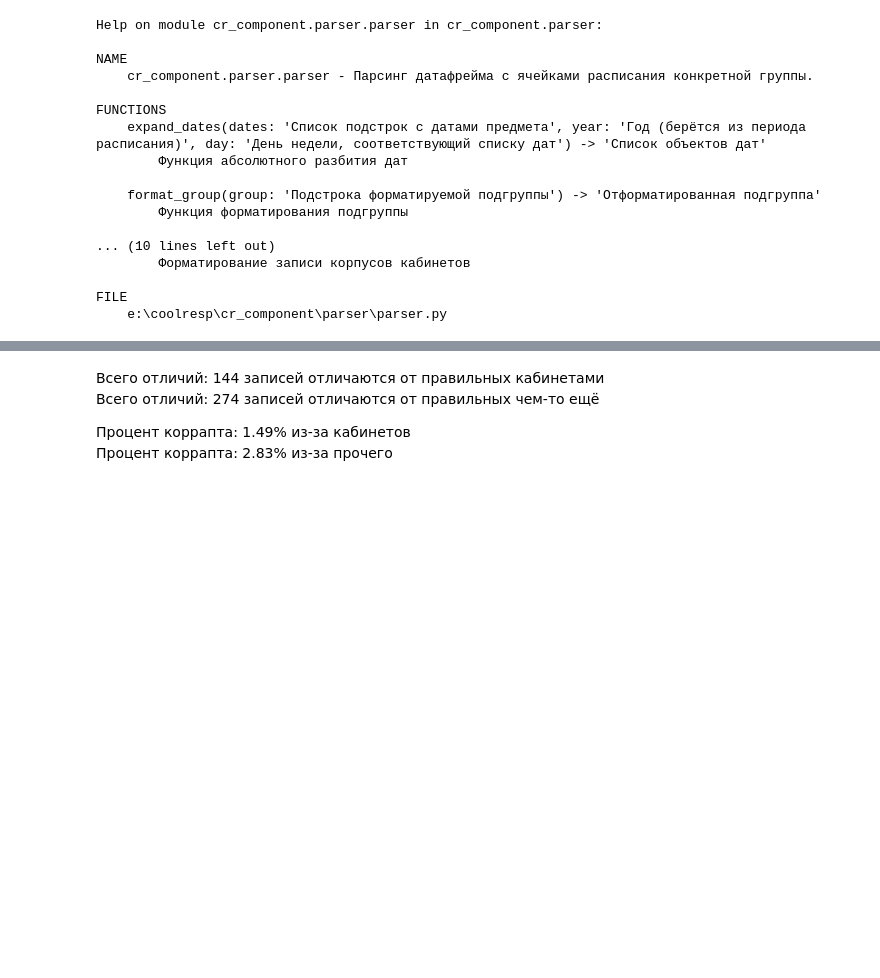
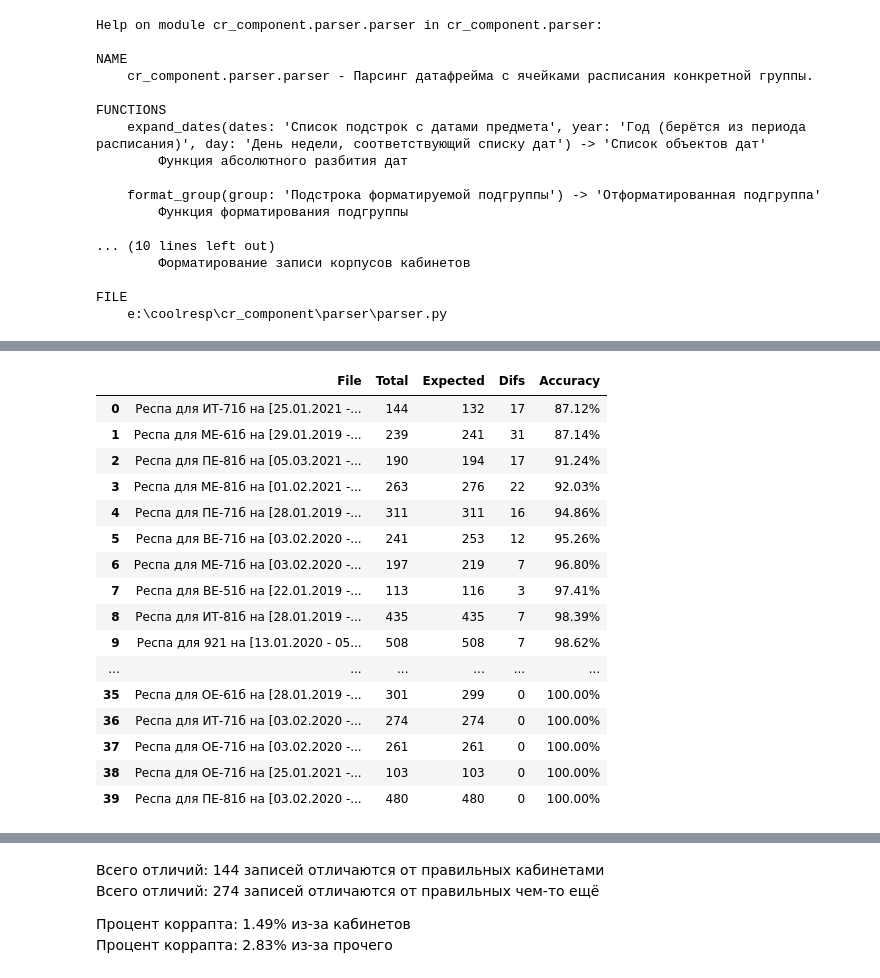
Before and after one commit to DK905/CoolResp, a Jupyter notebook: test_parser.ipynb, the cells around one changed output, grey strips where cells are left out. Saved outputs shown, nothing was run; the diff lists cells and outputs as text; code cells hidden in the pictures; blank space fills up the shorter version.

```diff
--- a/test_parser.ipynb
+++ b/test_parser.ipynb
@@ -209,0 +257,21 @@ print(f'Точность: «{1 - (diffs_full - diffs_cabs):.2%}» без учё
+# %%
+# dif_pairs[~dif_pairs['File'].str.contains("2019")].sort_values('Accuracy', ignore_index=True)
+dif_pairs.sort_values('Accuracy', ignore_index=True)
+# %% [output]
+|  | File | Total | Expected | Difs | Accuracy |
+| 0 | Респа для ИТ-71б на [25.01.2021 -... | 144 | 132 | 17 | 87.12% |
+| 1 | Респа для МЕ-61б на [29.01.2019 -... | 239 | 241 | 31 | 87.14% |
+| 2 | Респа для ПЕ-81б на [05.03.2021 -... | 190 | 194 | 17 | 91.24% |
+| 3 | Респа для МЕ-81б на [01.02.2021 -... | 263 | 276 | 22 | 92.03% |
+| 4 | Респа для ПЕ-71б на [28.01.2019 -... | 311 | 311 | 16 | 94.86% |
+| 5 | Респа для ВЕ-71б на [03.02.2020 -... | 241 | 253 | 12 | 95.26% |
+| 6 | Респа для МЕ-71б на [03.02.2020 -... | 197 | 219 | 7 | 96.80% |
+| 7 | Респа для ВЕ-51б на [22.01.2019 -... | 113 | 116 | 3 | 97.41% |
+| 8 | Респа для ИТ-81б на [28.01.2019 -... | 435 | 435 | 7 | 98.39% |
+| 9 | Респа для 921 на [13.01.2020 - 05... | 508 | 508 | 7 | 98.62% |
+| ... | ... | ... | ... | ... | ... |
+| 35 | Респа для ОЕ-61б на [28.01.2019 -... | 301 | 299 | 0 | 100.00% |
+| 36 | Респа для ИТ-71б на [03.02.2020 -... | 274 | 274 | 0 | 100.00% |
+| 37 | Респа для ОЕ-71б на [03.02.2020 -... | 261 | 261 | 0 | 100.00% |
+| 38 | Респа для ОЕ-71б на [25.01.2021 -... | 103 | 103 | 0 | 100.00% |
+| 39 | Респа для ПЕ-81б на [03.02.2020 -... | 480 | 480 | 0 | 100.00% |
```
Also changed, not shown: parts of 4 cells of this notebook, 5 other files.
